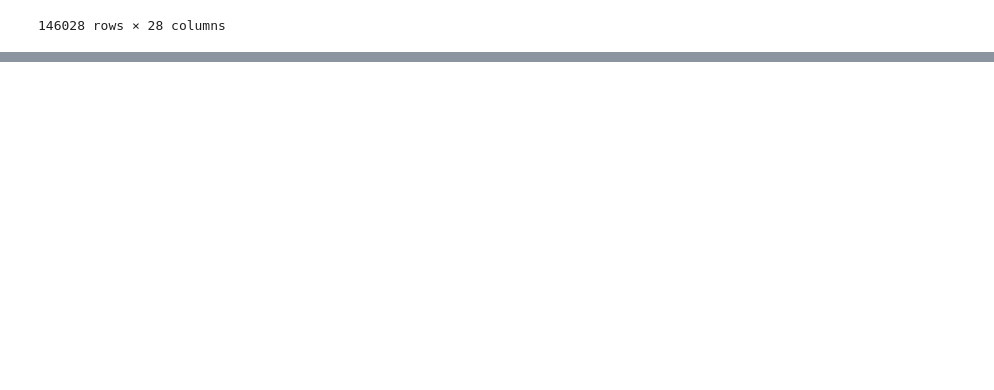
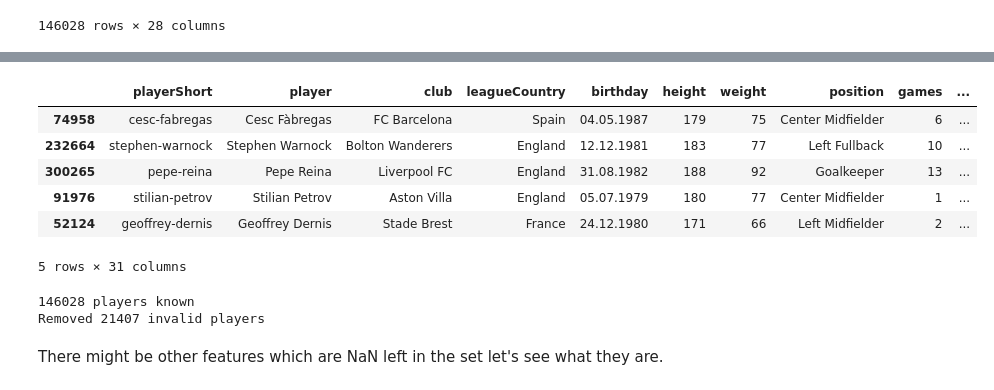
Before and after one commit to SolalPirelli/ADA2016, a Jupyter notebook: 04 - Applied ML/04 - Applied ML.ipynb, the cells around one changed output, grey strips where cells are left out. Drawn from its saved outputs; the diff is of its cells as text; code cells hidden in the pictures; blank space fills up the shorter version.

Commit message:
Data cleanup done and started classification

```diff
--- a/04 - Applied ML/04 - Applied ML.ipynb
+++ b/04 - Applied ML/04 - Applied ML.ipynb
@@ -28,0 +68,38 @@ We now proceed to disaggregate the data as the guys from OSF did.
+# %%
+# In retrospect I don't really know why I did the disaggregation because we don't really about referees at all ....
+df = pd.read_csv('disagg.csv')
+allRefs = df['refNum'].value_counts()
+validRefs = allRefs[allRefs > 21] # Only keep referee which appear more than 21 times
+
+goodRefs = df[df['refNum'].isin(validRefs)]
+goodRefs.sample(5)
+# %% [output]
+|  | playerShort | player | club | leagueCountry | birthday | height | weight | position | games | ... |
+| 74958 | cesc-fabregas | Cesc Fàbregas | FC Barcelona | Spain | 04.05.1987 | 179 | 75 | Center Midfielder | 6 | ... |
+| 232664 | stephen-warnock | Stephen Warnock | Bolton Wanderers | England | 12.12.1981 | 183 | 77 | Left Fullback | 10 | ... |
+| 300265 | pepe-reina | Pepe Reina | Liverpool FC | England | 31.08.1982 | 188 | 92 | Goalkeeper | 13 | ... |
+| 91976 | stilian-petrov | Stilian Petrov | Aston Villa | England | 05.07.1979 | 180 | 77 | Center Midfielder | 1 | ... |
+| 52124 | geoffrey-dernis | Geoffrey Dernis | Stade Brest | France | 24.12.1980 | 171 | 66 | Left Midfielder | 2 | ... |
+5 rows × 31 columns
+# %%
+# We now have to combine both ratings of skin color into to have only one response variable and simplify the process
+# Really don't know why we care about disaggregation...
+df = pd.read_csv('CrowdstormingDataJuly1st.csv')
+
+total = len(df)
+
+print("%d players known" % total)
+
+df['skintone'] = (df['rater1'] + df['rater2']) / 2
+del df['rater1']
+del df['rater2']
+
+# We then need to remove players for which at least one the skin rating is NaN since we can't train the classifier with those
+cleaned = df.dropna(axis=0, subset=['skintone'])
+
+print("Removed %d invalid players" % (total - len(cleaned)))
+# %% [output]
+146028 players known
+Removed 21407 invalid players
+# %% [markdown]
+There might be other features which are NaN left in the set let's see what they are.
```
Also changed, not shown: parts of 15 cells of this notebook.
